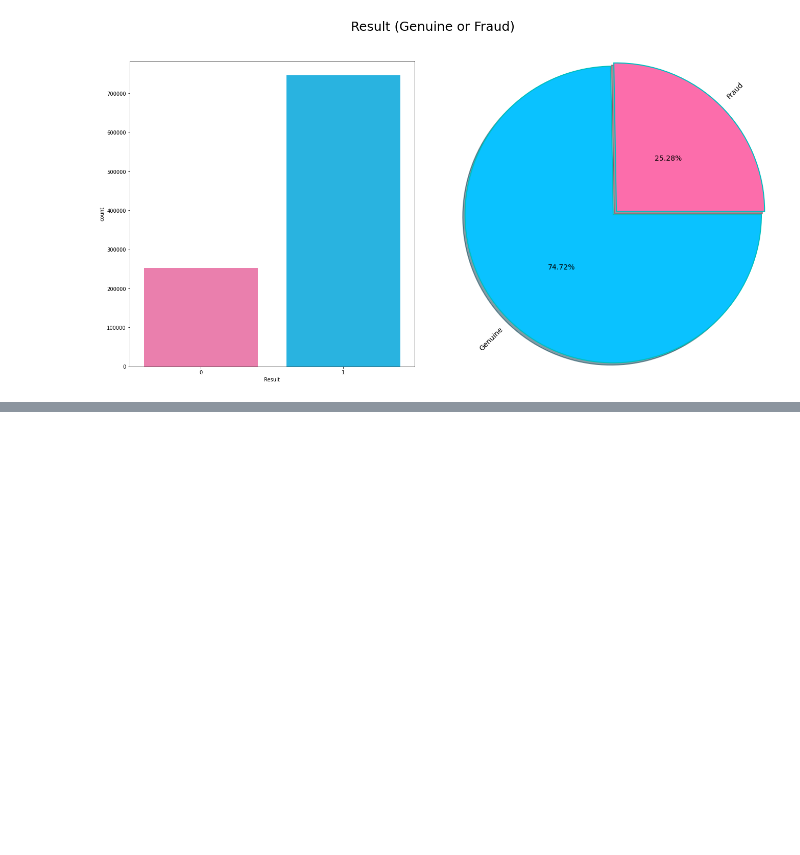
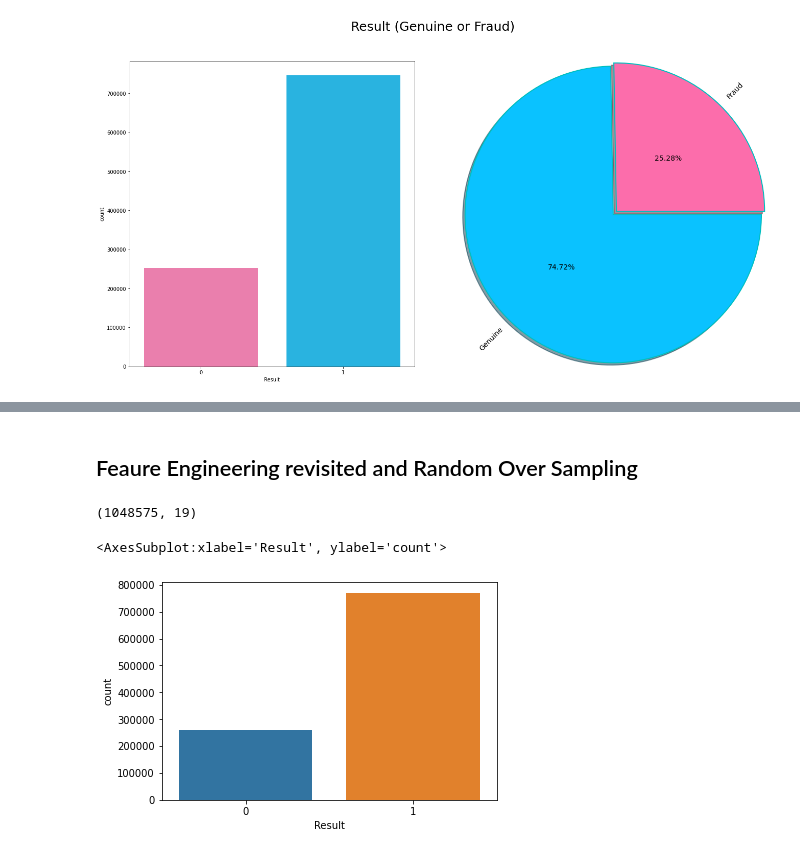
Before and after one commit to sajadshafi/insurance-fraud-analysis, a Jupyter notebook: Code/FraudAnaysis.ipynb, the cells around one changed output, grey strips where cells are left out. Cells and saved outputs as stored; diff of their text form; code cells hidden in the pictures; blank space fills up the shorter version.

```diff
--- a/Code/FraudAnaysis.ipynb
+++ b/Code/FraudAnaysis.ipynb
@@ -1250,4 +1295,0 @@ en_col = ["Area_Service", "Age", "Gender", "Admission_type", "Home or self care,
-# %%
-for column in en_col:
-    label_encoder.fit(insurance_data[column])
-    insurance_data[column] = label_encoder.fit_transform(insurance_data[column])
@@ -1289 +1318,4 @@ insurance_data["Days_spend_hsptl"].nunique()
+# %%
+# Keeping a copy of the original data set, we might need later
+insurance_data_copy = insurance_data.copy()
 # %%
@@ -1570,0 +1550,21 @@ for i in range(50, 401, 50):
+# %% [markdown]
+## Feaure Engineering revisited and Random Over Sampling
+# %%
+df = insurance_data_copy[["Area_Service", 'Age', 'Gender',
+                          'Cultural_group', 'ethnicity', 'Days_spend_hsptl',
+        'Admission_type', 'Home or self care,', 'ccs_diagnosis_code',
+        'ccs_procedure_code', 'Code_illness', 'apr_drg_description',
+       'Mortality risk', 'Surg_Description', 'Emergency dept_yes/No',
+       'Tot_charg', 'Tot_cost', 'Payment_Typology', "Result"]]
+# %%
+df.shape
+# %% [output]
+(1048575, 19)
+# %%
+df.dropna(inplace = True)
+df.drop_duplicates(inplace = True)
+# %%
+sns.countplot(df["Result"])
+# %% [output]
+<AxesSubplot:xlabel='Result', ylabel='count'>
+[figure, added]
```
Also changed, not shown: parts of 269 cells of this notebook, 11 other files.
